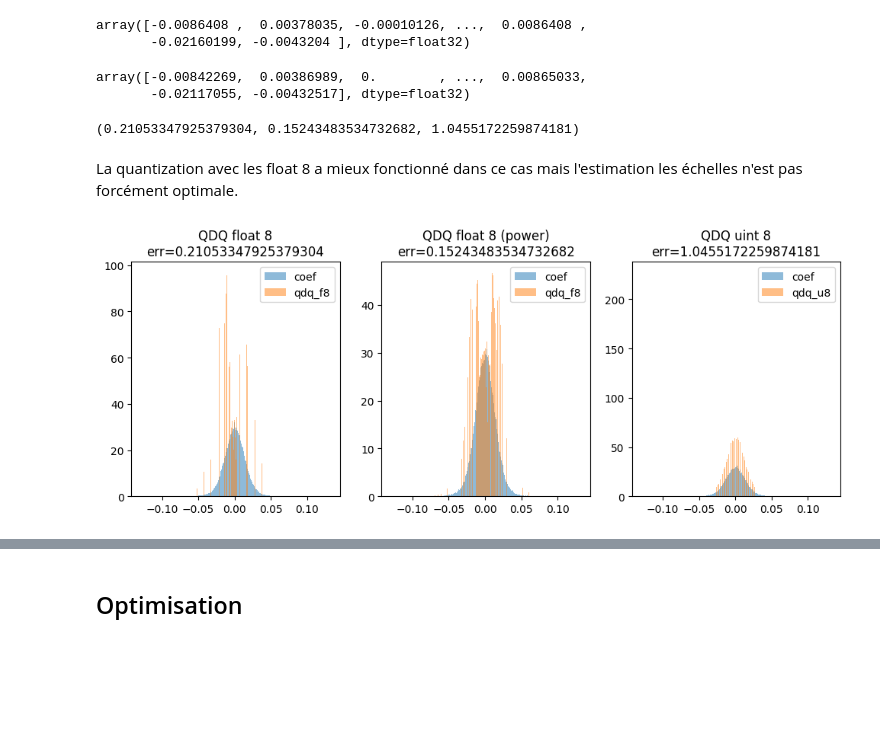
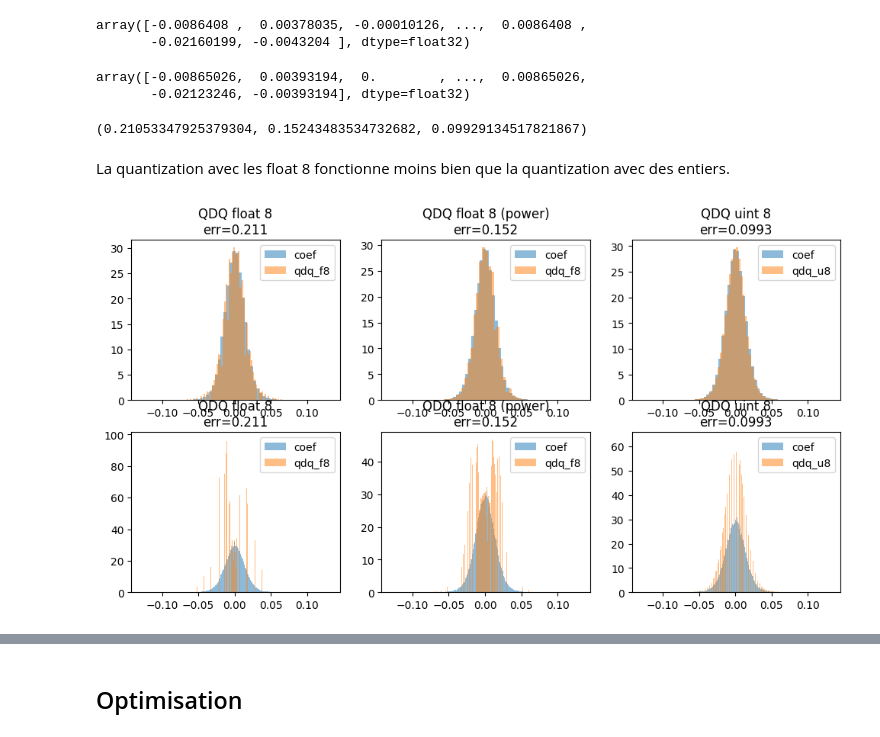
Before and after one commit to sdpython/mlstatpy, a Jupyter notebook: _doc/notebooks/dsgarden/quantization_f8.ipynb, the cells around one changed output, grey strips where cells are left out. Saved outputs shown, nothing was run; the diff lists cells and outputs as text; code cells hidden in the pictures; blank space fills up the shorter version.

Commit message:
Quantization second part (#43)
* Quantization second part

* Update quantization_f8.ipynb

* nb

* fix link

* urls

---------

Co-authored-by: Xavier Dupré <xavier.dupre@gmail.com>

```diff
--- a/_doc/notebooks/dsgarden/quantization_f8.ipynb
+++ b/_doc/notebooks/dsgarden/quantization_f8.ipynb
@@ -119,7 +119,10 @@ from onnx import TensorProto
 
 
 def estimation_quantization_scale(
-    coef: numpy.array, to: int = TensorProto.FLOAT8E4M3FN, method: str = "naive"
+    coef: numpy.array,
+    to: int = TensorProto.FLOAT8E4M3FN,
+    method: str = "naive",
+    threshold: float = 0.99999,
 ) -> tuple[float, float]:
     """
     Estimates the scale parameter for the quantization to float 8 assuming
@@ -142,7 +145,7 @@ def estimation_quantization_scale(
         scale = std_quant / std_coef
     elif to == TensorProto.UINT8:
         uint8 = [i for i in range(0, 256)]
-        qu = numpy.quantile(coef.ravel(), [0.025, 1 - 0.025])
+        qu = numpy.quantile(coef.ravel(), [1 - threshold, threshold])
         scale = 255 / (qu[1] - qu[0])
         zero = qu[0] * scale
     else:
@@ -277,32 +280,33 @@ qu_u8 = ref_u8.run(
 )[0]
 qu_u8
 # %% [output]
-array([-0.00842269,  0.00386989,  0.        , ...,  0.00865033,
-       -0.02117055, -0.00432517], dtype=float32)
+array([-0.00865026,  0.00393194,  0.        , ...,  0.00865026,
+       -0.02123246, -0.00393194], dtype=float32)
 # %%
 err_f8 = ((coef.ravel() - qu_f8) ** 2).sum() ** 0.5
 err_f8p = ((coef.ravel() - qu_f8p) ** 2).sum() ** 0.5
 err_u8 = ((coef.ravel() - qu_u8) ** 2).sum() ** 0.5
 err_f8, err_f8p, err_u8
 # %% [output]
-(0.21053347925379304, 0.15243483534732682, 1.0455172259874181)
+(0.21053347925379304, 0.15243483534732682, 0.09929134517821867)
 # %% [markdown]
-La quantization avec les float 8 a mieux fonctionné dans ce cas mais l'estimation les échelles n'est pas forcément optimale.
+La quantization avec les float 8 fonctionne moins bien que la quantization avec des entiers.
 # %%
-fig, axs = plt.subplots(1, 3, figsize=(12, 4))
-axs[0].hist(coef.ravel(), bins=512, density=True, label="coef", alpha=0.5)
-axs[0].hist(qu_f8, bins=512, alpha=0.5, label="qdq_f8", density=True)
-axs[0].legend()
-axs[0].set_title(f"QDQ float 8\nerr={err_f8}")
+fig, axs = plt.subplots(2, 3, figsize=(12, 6))
+for i, bins in [(0, 64), (1, 512)]:
+    axs[i, 0].hist(coef.ravel(), bins=bins, density=True, label="coef", alpha=0.5)
+    axs[i, 0].hist(qu_f8, bins=bins, alpha=0.5, label="qdq_f8", density=True)
+    axs[i, 0].legend()
+    axs[i, 0].set_title(f"QDQ float 8\nerr={err_f8:1.3g}")
 
-axs[1].hist(coef.ravel(), bins=512, density=True, label="coef", alpha=0.5)
-axs[1].hist(qu_f8p, bins=512, alpha=0.5, label="qdq_f8", density=True)
-axs[1].legend()
-axs[1].set_title(f"QDQ float 8 (power)\nerr={err_f8p}")
+    axs[i, 1].hist(coef.ravel(), bins=bins, density=True, label="coef", alpha=0.5)
+    axs[i, 1].hist(qu_f8p, bins=bins, alpha=0.5, label="qdq_f8", density=True)
+    axs[i, 1].legend()
+    axs[i, 1].set_title(f"QDQ float 8 (power)\nerr={err_f8p:1.3g}")
 
-axs[2].hist(coef.ravel(), bins=512, density=True, label="coef", alpha=0.5)
-axs[2].hist(qu_u8, bins=512, alpha=0.5, label="qdq_u8", density=True)
-axs[2].legend()
-axs[2].set_title(f"QDQ uint 8\nerr={err_u8}");
+    axs[i, 2].hist(coef.ravel(), bins=bins, density=True, label="coef", alpha=0.5)
+    axs[i, 2].hist(qu_u8, bins=bins, alpha=0.5, label="qdq_u8", density=True)
+    axs[i, 2].legend()
+    axs[i, 2].set_title(f"QDQ uint 8\nerr={err_u8:1.3g}");
 # %% [output]
-[figure, old version]
+[figure, new version]
```
Also changed, not shown: parts of 7 cells of this notebook, 3 other files.
